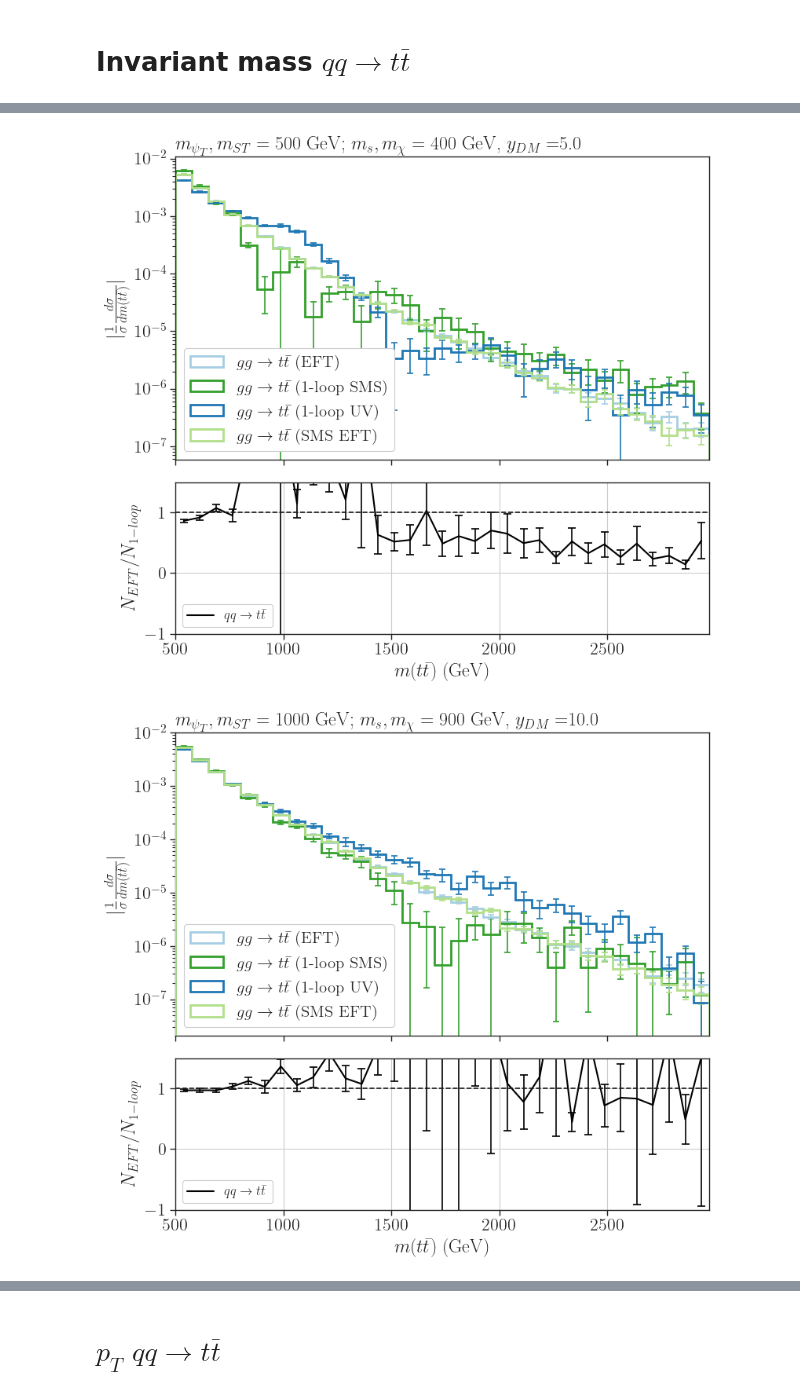
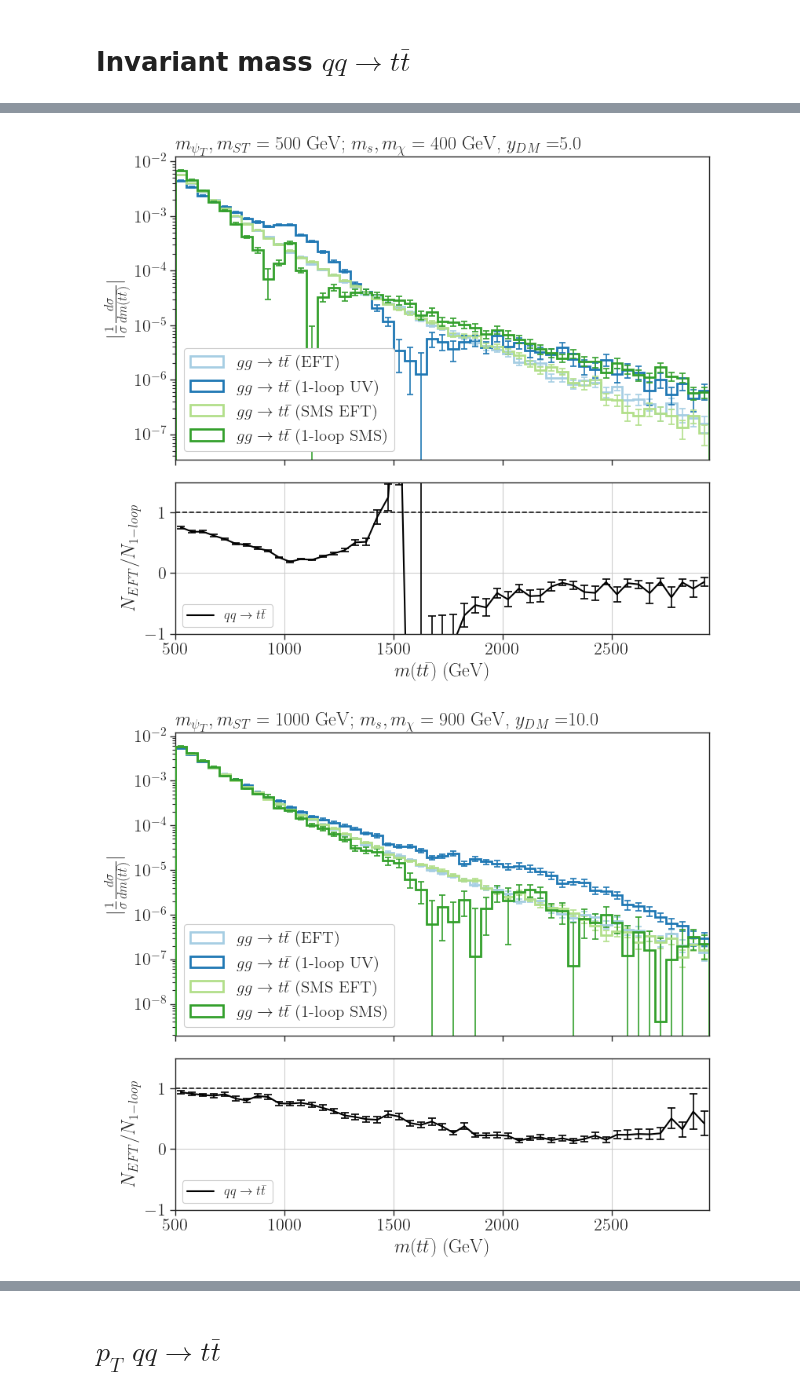
Before and after one commit to viniciusrocca/EFT_ToyModel, a Jupyter notebook: Plots/SpinFlipComparison.ipynb, the cells around one changed output, grey strips where cells are left out. Saved outputs shown, nothing was run; the diff lists cells and outputs as text; code cells hidden in the pictures.

Commit message:
Minor fixes in getInfo function and new plots for the spin flip comparison

```diff
--- a/Plots/SpinFlipComparison.ipynb
+++ b/Plots/SpinFlipComparison.ipynb
@@ -52,7 +52,9 @@ def AddInfoToDistributions(distributions, model, process, mPsiT, mSDM, info, nlo
     if nlo == True:
         distributions['weights'] = distributions['nevents']*distributions['weights']
 
-    if "xsec (pb)" not in distributions:
+    #Correcting the weights when doing bias generation
+    if abs((distributions['xsec (pb)']-info['xsec (pb)'])/info['xsec (pb)']) > 0.01 and nlo == True:
+        distributions['weights'] = (info['xsec (pb)']/distributions['xsec (pb)']) * distributions['weights']
         distributions['xsec (pb)'] = info['xsec (pb)']
 
 
@@ -78,7 +80,9 @@ def AddInfoToDistributionsSMS(distributions, model, process, mST, mChi, info, nl
     if nlo == True:
         distributions['weights'] = distributions['nevents']*distributions['weights']
 
-    if "xsec (pb)" not in distributions:
+    #Correcting the weights when doing bias generation
+    if abs((distributions['xsec (pb)']-info['xsec (pb)'])/info['xsec (pb)']) > 0.01 and nlo == True:
+        distributions['weights'] = (info['xsec (pb)']/distributions['xsec (pb)']) * distributions['weights']
         distributions['xsec (pb)'] = info['xsec (pb)']
 
 
@@ -118,7 +122,7 @@ for i,f in enumerate(files):
         info.append(getInfoSMS(f, nlo = False))
         d = AddInfoToDistributionsSMS(d,'SMS EFT',info[i]['process'], info[i]['(mST,mChi,mT,yDM)'][0],
                                        info[i]['(mST,mChi,mT,yDM)'][1], info[i], nlo = False)
-    if 'SMS_1_Loop' in f:
+    if 'SMS_1_loop' in f:
         info.append(getInfoSMS(f, nlo = True))
         d = AddInfoToDistributionsSMS(d,'SMS 1-Loop',info[i]['process'], info[i]['(mST,mChi,mT,yDM)'][0],
                                        info[i]['(mST,mChi,mT,yDM)'][1], info[i], nlo = True)
@@ -230,7 +247,7 @@ for i in range(0, len(data), 8):
             histsErr.append(hErr)
             #Plotting the BSM hists
             aux = axarr[0].hist(bins[:-1],weights=abs(h),label=labels[j],bins=bins,
-                              color=c[j],alpha=1.0,histtype='step',
+                              color=c[j],alpha=1.0,histtype='step', density = True,
                              linewidth=2,fill=False,zorder=i,linestyle='solid')
             hists_norm.append(aux[0])
 
@@ -248,10 +265,10 @@ for i in range(0, len(data), 8):
 
     #Ratio plot
     # Separating the EFT and the 1-loop UV results
-    hLoop = hists_norm[1]
-    hLoop_Err = hErr_norm[1]
-    hEFT = hists_norm[0]
-    hEFT_Err = hErr_norm[0]
+    hLoop = hists[1]
+    hLoop_Err = histsErr[1]
+    hEFT = hists[0]
+    hEFT_Err = histsErr[0]
     #Computing the ratio EFT/1-loop UV
     labels_r = [r'$q q \to t \bar{t}$']
     ratio = np.divide(hEFT , hLoop, out=np.zeros_like(hLoop),where=hLoop != 0)
@@ -313,7 +330,7 @@ for i in range(0, len(data), 8):
      #   bins = np.arange(500.,2000.,45.)
     #else:
      #   bins = np.arange(700.,3300.,75.)
-    bins = np.arange(500.,3000.,75.)
+    bins = np.arange(500.,3000.,50.)
     #Loop over the processes and models
 
 
@@ -372,10 +389,10 @@ for i in range(0, len(data), 8):
 
     #Ratio plot
     # Separating the EFT and the 1-loop UV results
-    hLoop = hists_norm[1]
-    hLoop_Err = hErr_norm[1]
-    hEFT = hists_norm[0]
-    hEFT_Err = hErr_norm[0]
+    hLoop = hists[1]
+    hLoop_Err = histsErr[1]
+    hEFT = hists[0]
+    hEFT_Err = histsErr[0]
     #Computing the ratio EFT/1-loop UV
     labels_r = [r'$q q \to t \bar{t}$']
     ratio = np.divide(hEFT , hLoop, out=np.zeros_like(hLoop),where=hLoop != 0)
@@ -414,5 +439,5 @@ plt.show()
-[figure, old version]
+[figure, new version]
-[figure, old version]
+[figure, new version]
 # %%
 files = list(glob.glob('/home/vinicius/EFT_ToyModel/processFolders/*/qq2ttbar_gs4_ydm2/Events/biasTest1/*events.lhe.gz'))
 data_s1 = []
```
Also changed, not shown: parts of 9 cells of this notebook, 2 other files.
